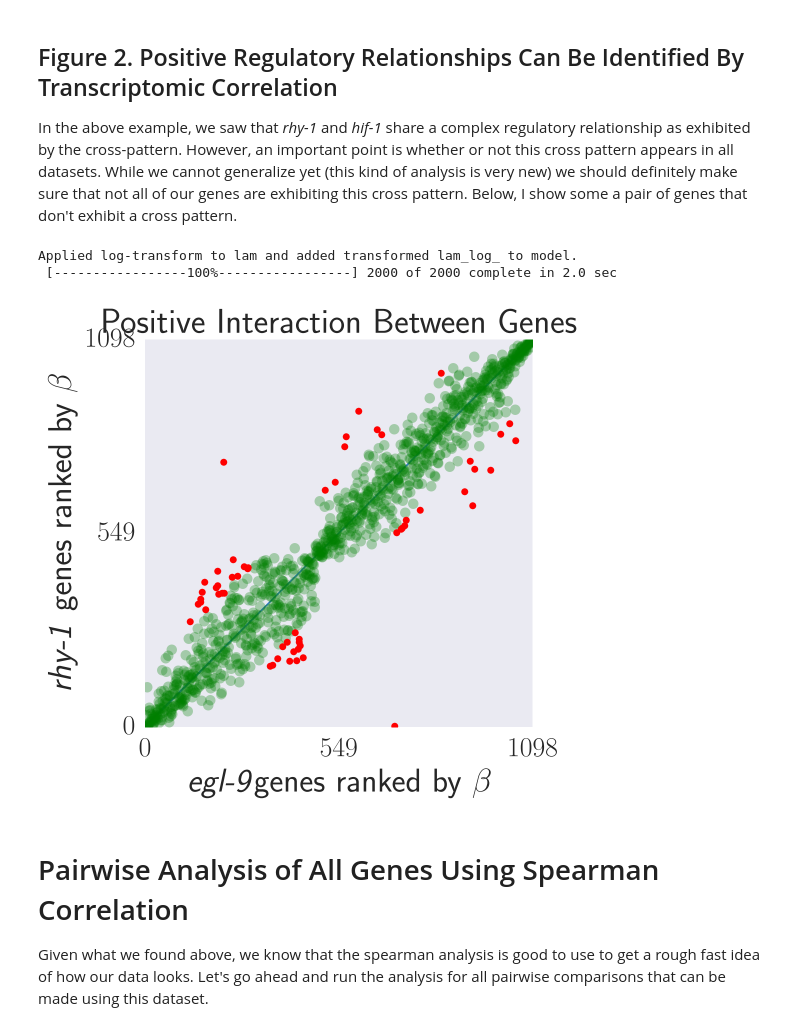
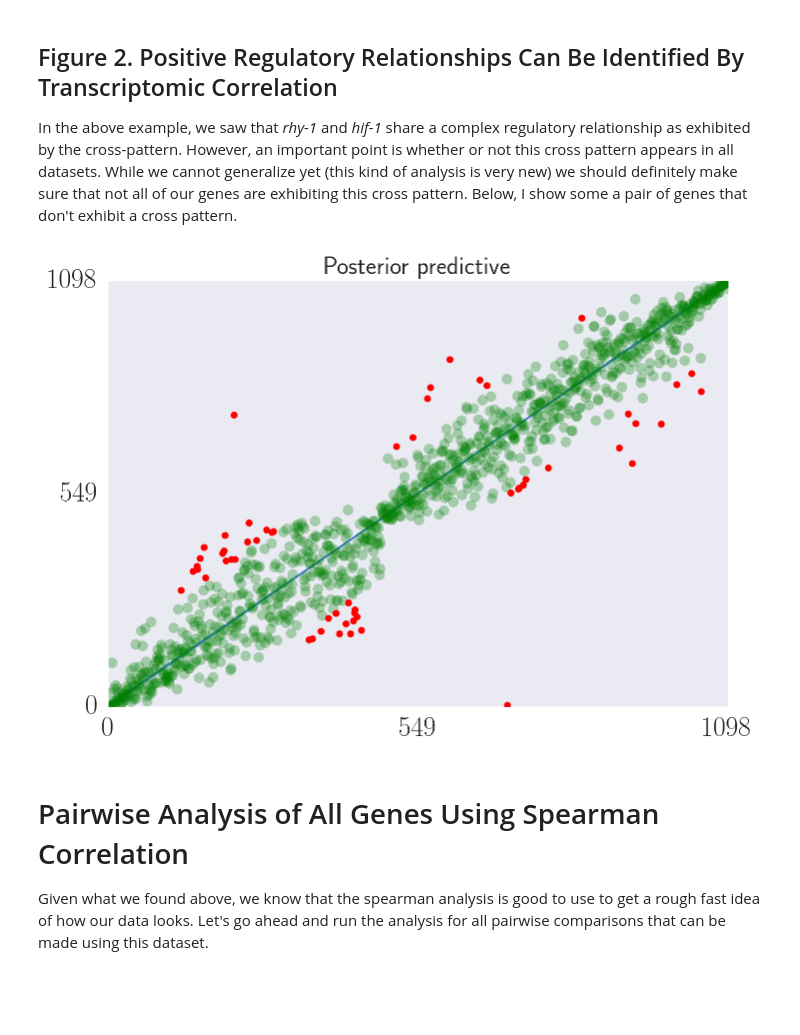
Before and after one commit to WormLabCaltech/mprsq, a Jupyter notebook: src/Genetic Analysis of RNA-Seq Data.ipynb, the cells around one changed output. Cells and saved outputs as stored; diff of their text form; code cells hidden in the pictures; blank space fills up the shorter version.

```diff
--- a/src/Genetic Analysis of RNA-Seq Data.ipynb
+++ b/src/Genetic Analysis of RNA-Seq Data.ipynb
@@ -598,40 +598,38 @@ mean = distribution.mean()
 std = distribution.std()
 
 # find inliers
 results = find_inliers(distribution, mean, trace_robust)
 distribution_inliers, distribution_outliers, outliers = results
 
 # y-coordinate of outliers
 yri = distribution_inliers + intercept + ovx.r*slope
 yro = distribution_outliers + intercept + ovx.r*slope
 
 # plot the regression lines
 label = 'posterior predictive regression lines'
 pm.glm.plot_posterior_predictive(trace_robust, eval=x,
                                  label=label,
                                  color='#357EC7')
 
 # plot the data. Inliers are plotted as
 # large green dots, outliers as small red dots
 plt.plot(ovx.r, yri, 'go', ms = 7.5, alpha=0.3)
 plt.plot(ovx[yro > 0].r, yro[yro > 0], 'ro', ms = 5)
 
 # prettify plot
 plt.xlim(0, len(ovx))
 plt.ylim(0, len(ovy))
 plt.yticks([0, np.floor(len(ovx)/2), len(ovx)], fontsize=20)
 plt.xticks([0, np.floor(len(ovx)/2), len(ovx)], fontsize=20)
-pathify('Positive Interaction Between Genes',
-        genotype_mapping[letters[0]] + r'genes ranked by $\beta$',
-        genotype_mapping[letters[1]] + r' genes ranked by $\beta$',
-        labelsize=24)
+# pathify('Positive Interaction Between Genes',
+#         genotype_mapping[letters[0]] + r'genes ranked by $\beta$',
+#         genotype_mapping[letters[1]] + r' genes ranked by $\beta$',
+#         labelsize=24)
 comp = letters[0] + letters[1]
 plt.savefig('../output/positive_interaction{0}.pdf'.format(comp),
             bbox_inches='tight')
 # %% [output]
-Applied log-transform to lam and added transformed lam_log_ to model.
- [-----------------100%-----------------] 2000 of 2000 complete in 2.0 sec
-[figure, old version]
+[figure, new version]
 # %% [markdown]
 # Pairwise Analysis of All Genes Using Spearman Correlation
 
```
Also changed, not shown: parts of 1 cell of this notebook, 6 other files.
